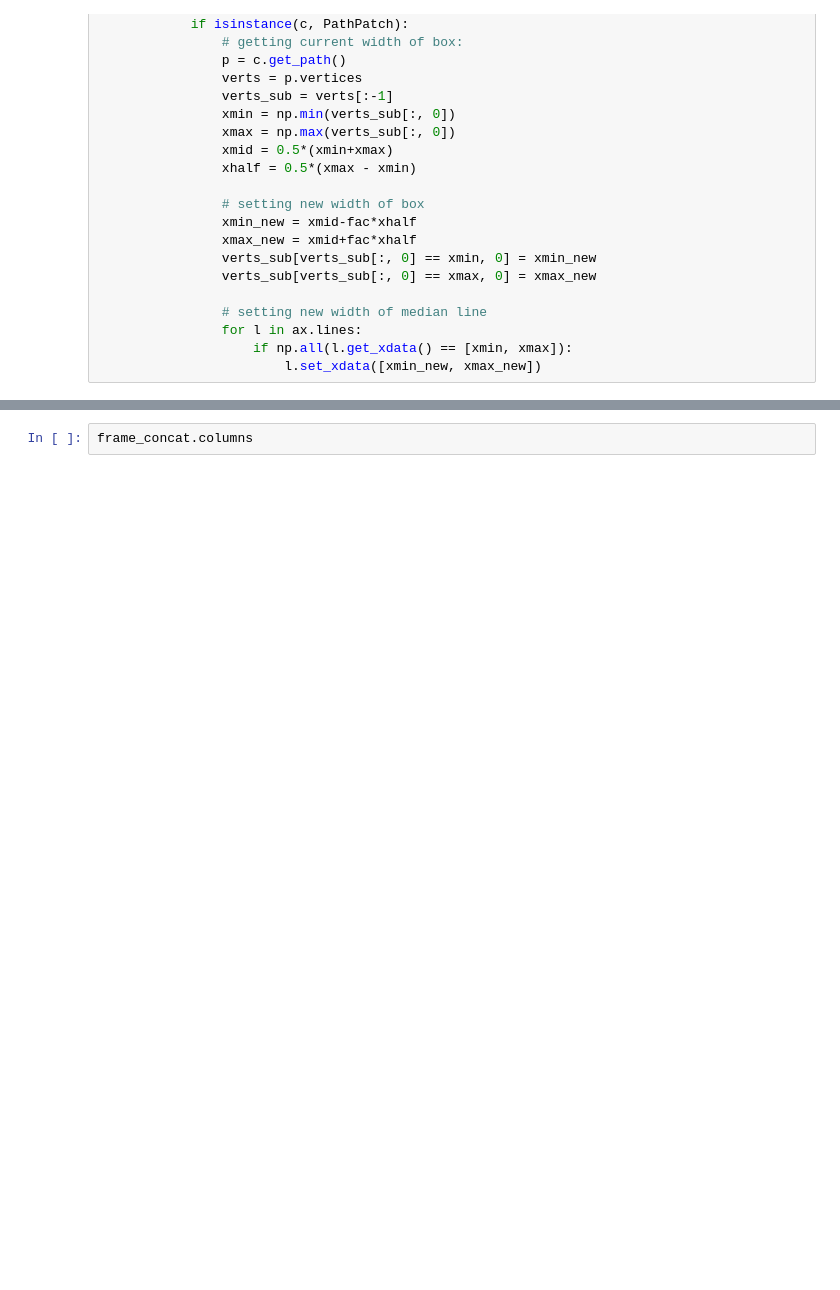
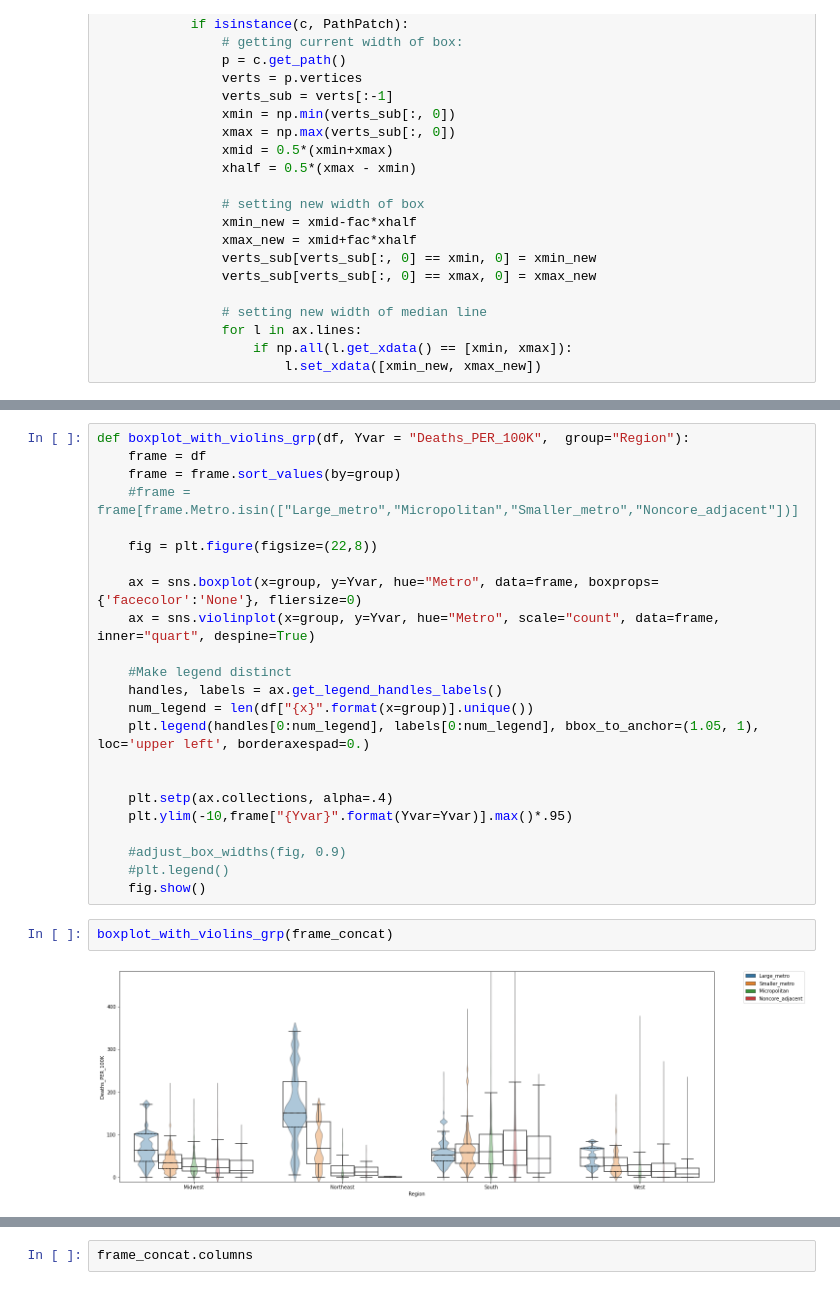
Before and after one commit to pballent/hia-covid, a Jupyter notebook: hia_covid_python_exploration/Combined_Data_Exploration.ipynb, the cells around one changed output, grey strips where cells are left out. Saved outputs shown, nothing was run; the diff lists cells and outputs as text; blank space fills up the shorter version.

```diff
--- a/hia_covid_python_exploration/Combined_Data_Exploration.ipynb
+++ b/hia_covid_python_exploration/Combined_Data_Exploration.ipynb
@@ -453 +477,28 @@ def adjust_box_widths(g, fac):
+# %%
+def boxplot_with_violins_grp(df, Yvar = "Deaths_PER_100K",  group="Region"):
+    frame = df
+    frame = frame.sort_values(by=group)
+    #frame = frame[frame.Metro.isin(["Large_metro","Micropolitan","Smaller_metro","Noncore_adjacent"])]
+
+    fig = plt.figure(figsize=(22,8))
+
+    ax = sns.boxplot(x=group, y=Yvar, hue="Metro", data=frame, boxprops={'facecolor':'None'}, fliersize=0)
+    ax = sns.violinplot(x=group, y=Yvar, hue="Metro", scale="count", data=frame, inner="quart", despine=True)
+
+    #Make legend distinct
+    handles, labels = ax.get_legend_handles_labels()
+    num_legend = len(df["{x}".format(x=group)].unique())
+    plt.legend(handles[0:num_legend], labels[0:num_legend], bbox_to_anchor=(1.05, 1), loc='upper left', borderaxespad=0.)
+
+
+    plt.setp(ax.collections, alpha=.4)
+    plt.ylim(-10,frame["{Yvar}".format(Yvar=Yvar)].max()*.95)
+
+    #adjust_box_widths(fig, 0.9)
+    #plt.legend()
+    fig.show()
+# %%
+boxplot_with_violins_grp(frame_concat)
+# %% [output]
+[figure, added]
 # %%
```
Also changed, not shown: parts of 11 cells of this notebook.
